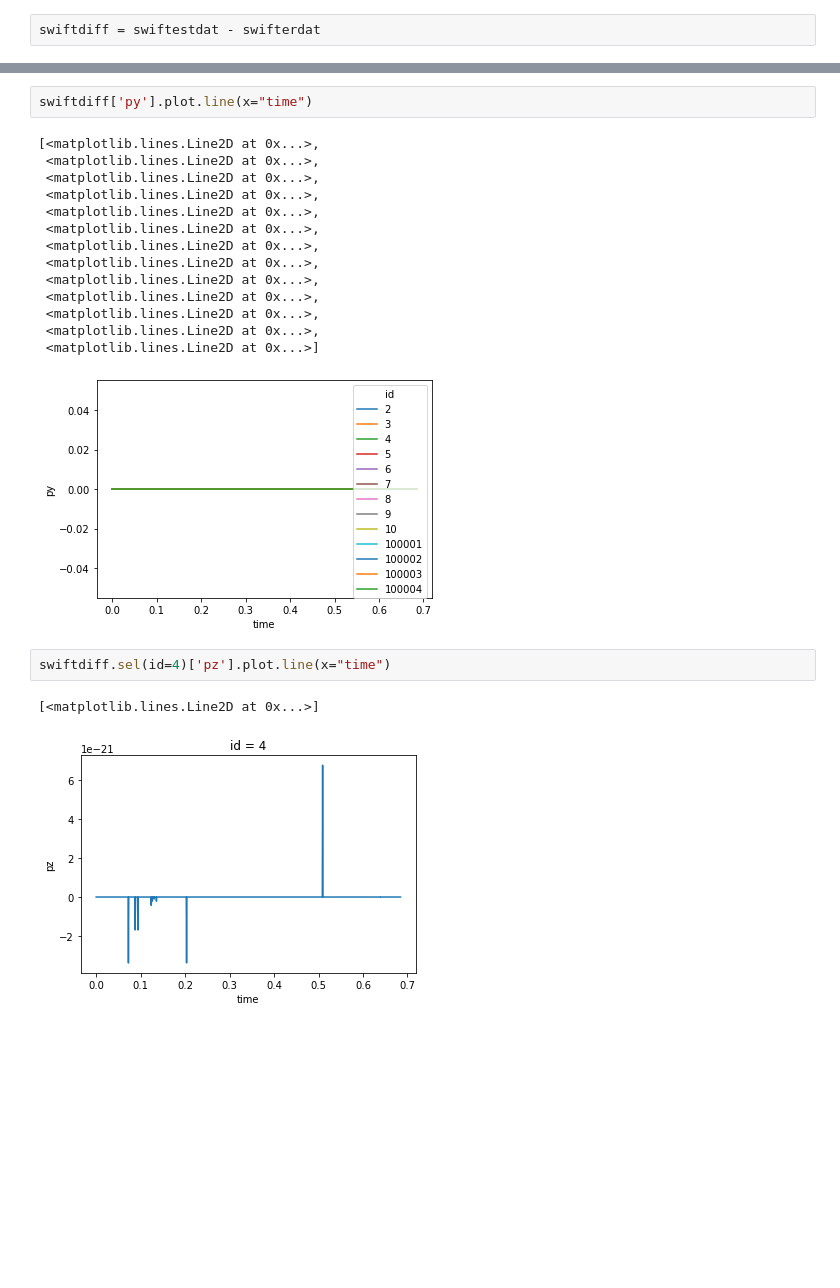
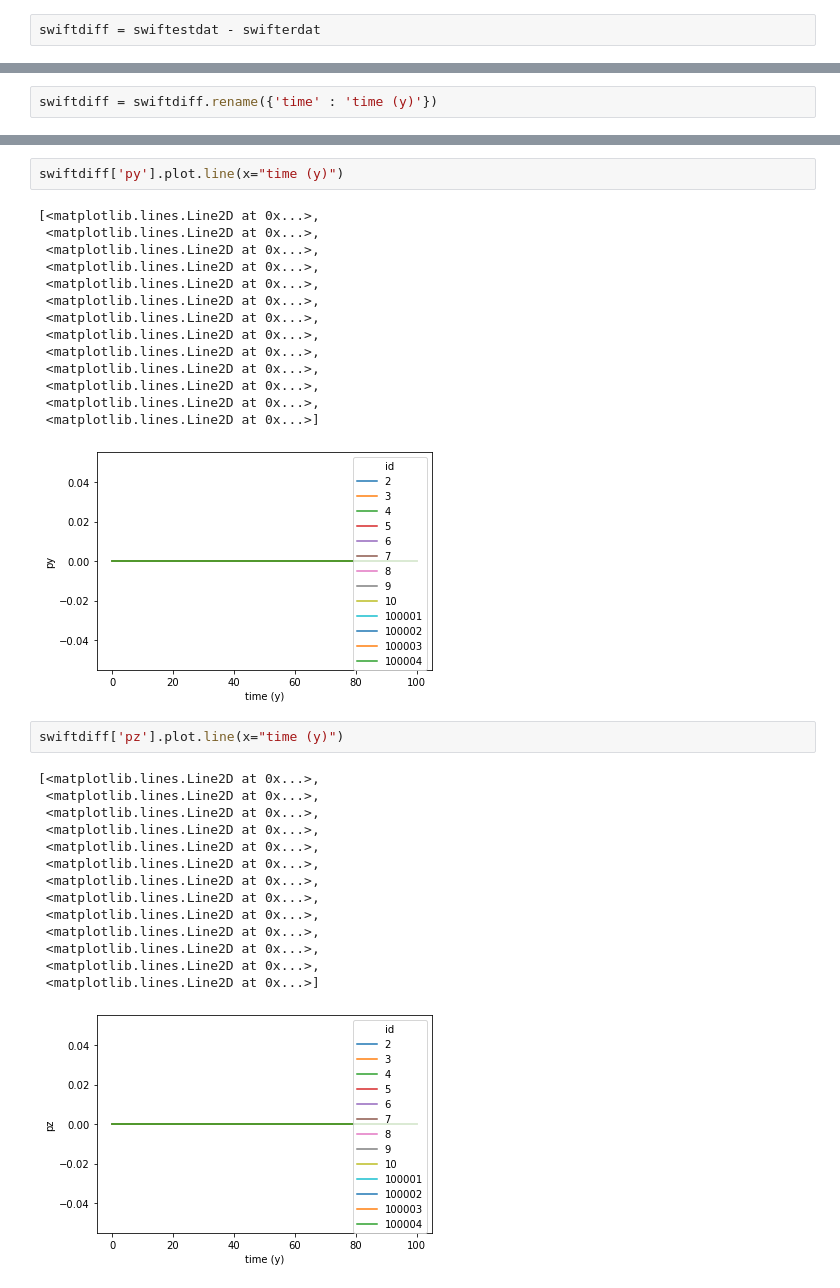
Before and after one commit to MintonGroup/swiftest, a Jupyter notebook: examples/whm_swifter_comparison/whm_swiftest_vs_swifter.ipynb, the cells around one changed output, grey strips where cells are left out. Saved outputs shown, nothing was run; the diff lists cells and outputs as text; blank space fills up the shorter version.

```diff
--- a/examples/whm_swifter_comparison/whm_swiftest_vs_swifter.ipynb
+++ b/examples/whm_swifter_comparison/whm_swiftest_vs_swifter.ipynb
@@ -38 +21,3 @@ Data variables:
+# %%
+swiftdiff = swiftdiff.rename({'time' : 'time (y)'})
 # %%
@@ -55,5 +40,5 @@ swiftdiff['px'].plot.line(x="time")
 # %%
-swiftdiff['py'].plot.line(x="time")
+swiftdiff['py'].plot.line(x="time (y)")
 # %% [output]
 [<matplotlib.lines.Line2D at 0x...>,
  <matplotlib.lines.Line2D at 0x...>,
@@ -68,10 +53,22 @@ swiftdiff['py'].plot.line(x="time")
  <matplotlib.lines.Line2D at 0x...>,
  <matplotlib.lines.Line2D at 0x...>,
  <matplotlib.lines.Line2D at 0x...>]
-[figure, old version]
+[figure, new version]
 # %%
-swiftdiff.sel(id=4)['pz'].plot.line(x="time")
+swiftdiff['pz'].plot.line(x="time (y)")
 # %% [output]
-[<matplotlib.lines.Line2D at 0x...>]
+[<matplotlib.lines.Line2D at 0x...>,
+ <matplotlib.lines.Line2D at 0x...>,
+ <matplotlib.lines.Line2D at 0x...>,
+ <matplotlib.lines.Line2D at 0x...>,
+ <matplotlib.lines.Line2D at 0x...>,
+ <matplotlib.lines.Line2D at 0x...>,
+ <matplotlib.lines.Line2D at 0x...>,
+ <matplotlib.lines.Line2D at 0x...>,
+ <matplotlib.lines.Line2D at 0x...>,
+ <matplotlib.lines.Line2D at 0x...>,
+ <matplotlib.lines.Line2D at 0x...>,
+ <matplotlib.lines.Line2D at 0x...>,
+ <matplotlib.lines.Line2D at 0x...>]
-[figure, old version]
+[figure, new version]
 # %%
```
Also changed, not shown: parts of 5 cells of this notebook, 8 other files.
